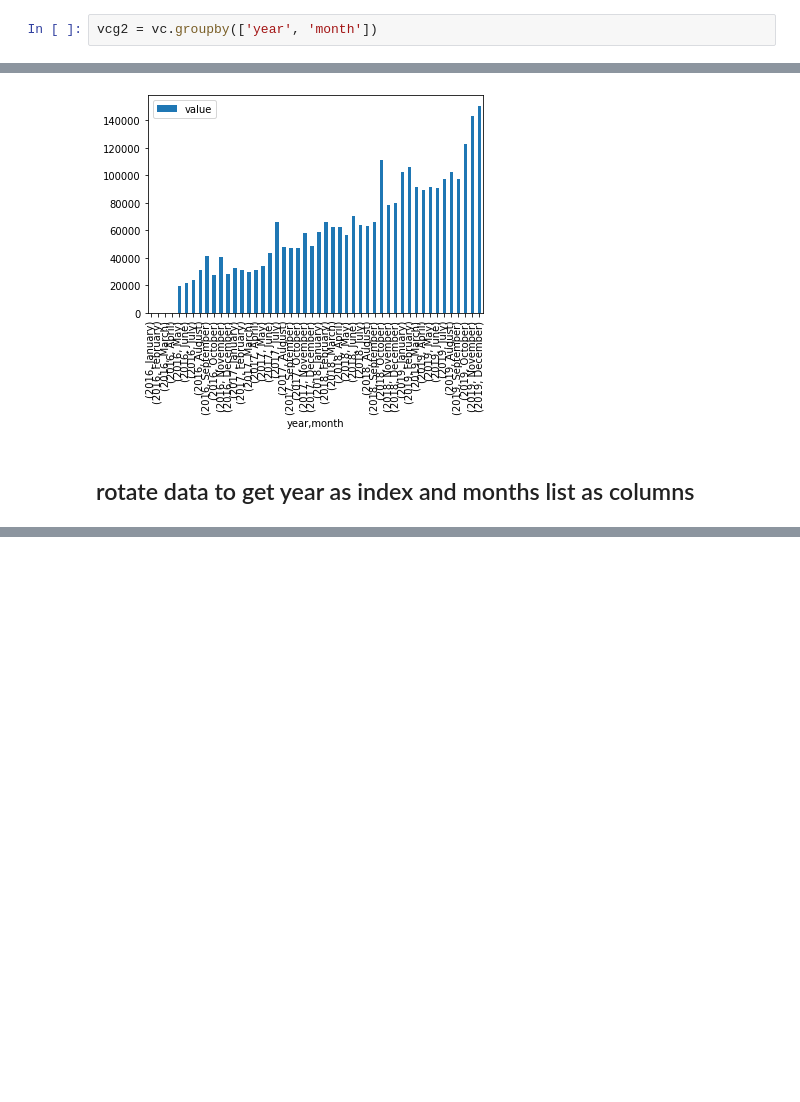
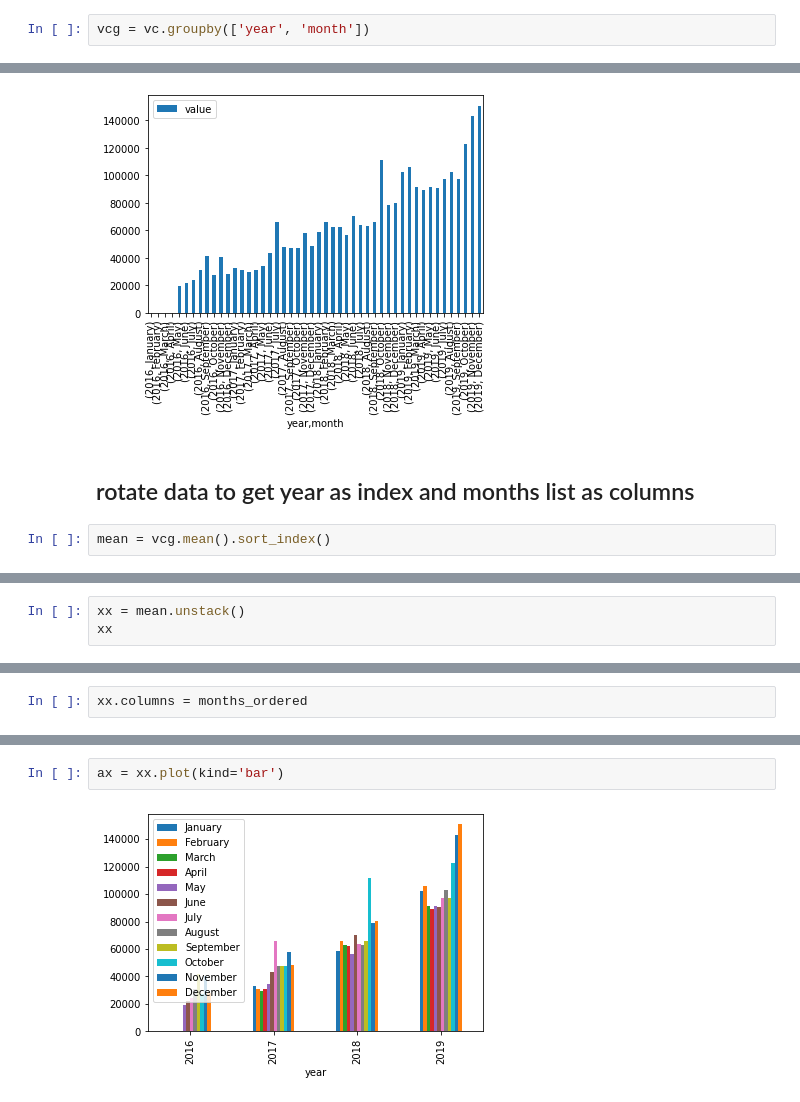
Before and after one commit to Hector-N/FCC-Data-Analysis-with-Python-Certification, a Jupyter notebook: page_view_time_series_visualizer/time_series_visualizer.ipynb, the cells around one changed output, grey strips where cells are left out. Saved outputs shown, nothing was run; the diff lists cells and outputs as text; blank space fills up the shorter version.

```diff
--- a/page_view_time_series_visualizer/time_series_visualizer.ipynb
+++ b/page_view_time_series_visualizer/time_series_visualizer.ipynb
@@ -348,3 +405,3 @@ vc.drop(columns='month_index', inplace=True)
 # %%
-vcg2 = vc.groupby(['year', 'month'])
+vcg = vc.groupby(['year', 'month'])
 # %%
@@ -369,3 +426,5 @@ vcg2.mean().sort_index().plot(kind='bar')
 [figure]
 # %% [markdown]
 ## rotate data to get year as index and months list as columns
+# %%
+mean = vcg.mean().sort_index()
@@ -371,0 +446,3 @@ vcg2.mean().sort_index().plot(kind='bar')
+# %%
+xx = mean.unstack()
+xx
@@ -371,0 +477,2 @@ vcg2.mean().sort_index().plot(kind='bar')
+# %%
+xx.columns = months_ordered
@@ -371,0 +488,4 @@ vcg2.mean().sort_index().plot(kind='bar')
+# %%
+ax = xx.plot(kind='bar')
+# %% [output]
+[figure, added]
```
Also changed, not shown: parts of 32 cells of this notebook, 1 other file.
